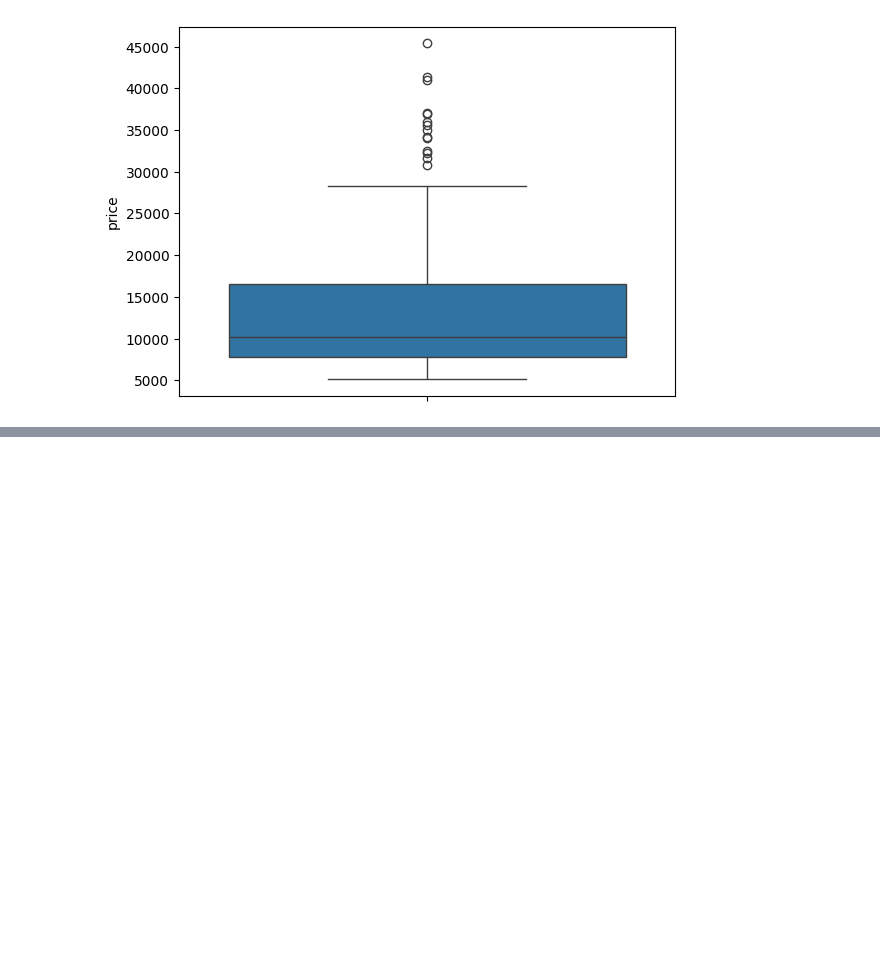
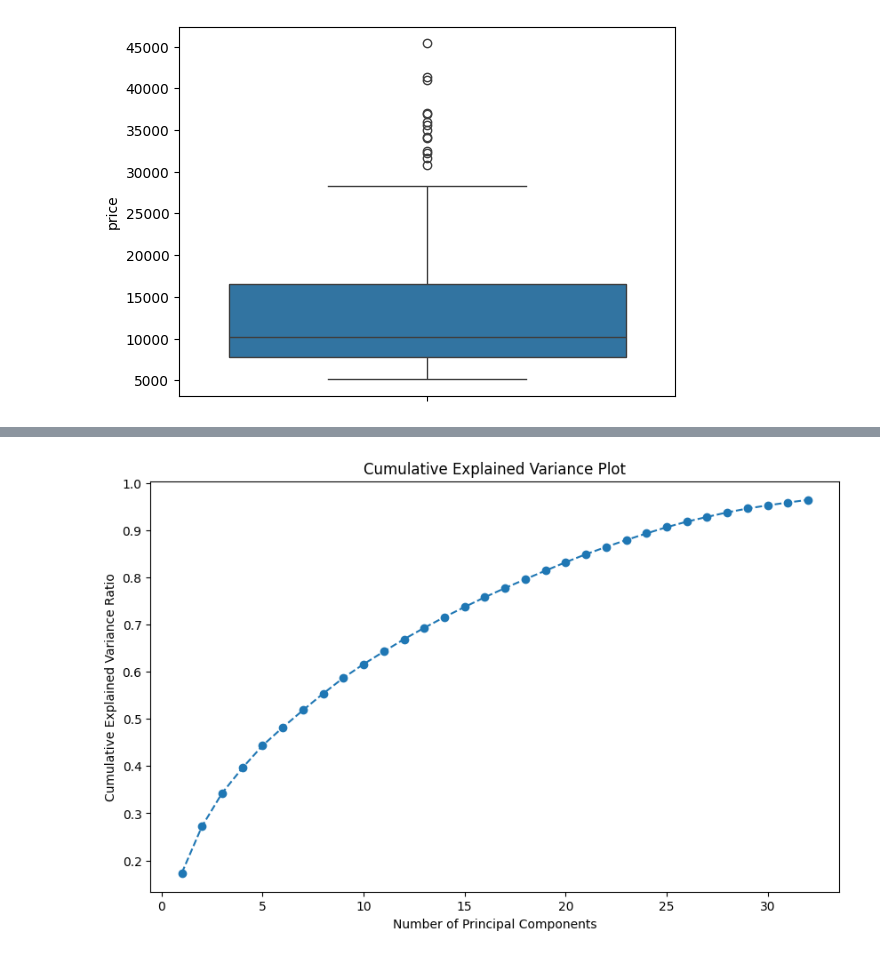
Before and after one commit to Stuteee/ML_Task1, a Jupyter notebook: ML_Week2.ipynb, the cells around one changed output, grey strips where cells are left out. Saved outputs shown, nothing was run; the diff lists cells and outputs as text; code cells hidden in the pictures; blank space fills up the shorter version.

```diff
--- a/ML_Week2.ipynb
+++ b/ML_Week2.ipynb
@@ -436,0 +468,10 @@ from sklearn.decomposition import PCA
+# %%
+cumulative_explained_variance = np.cumsum(explained_variance)
+plt.figure(figsize=(10, 6))
+plt.plot(range(1, len(cumulative_explained_variance) + 1), cumulative_explained_variance, marker='o', linestyle='--')
+plt.xlabel('Number of Principal Components')
+plt.ylabel('Cumulative Explained Variance Ratio')
+plt.title('Cumulative Explained Variance Plot')
+plt.show()
+# %% [output]
+[figure, added]
```
Also changed, not shown: parts of 48 cells of this notebook.
